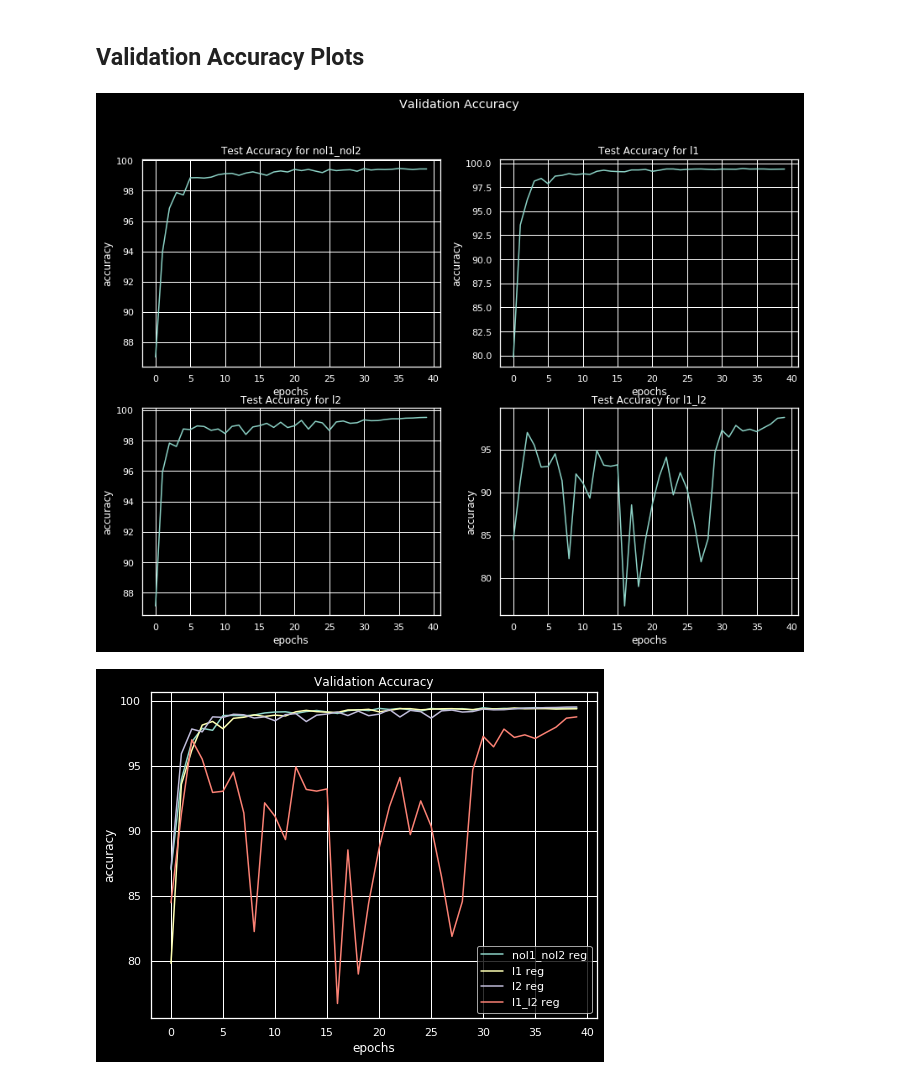
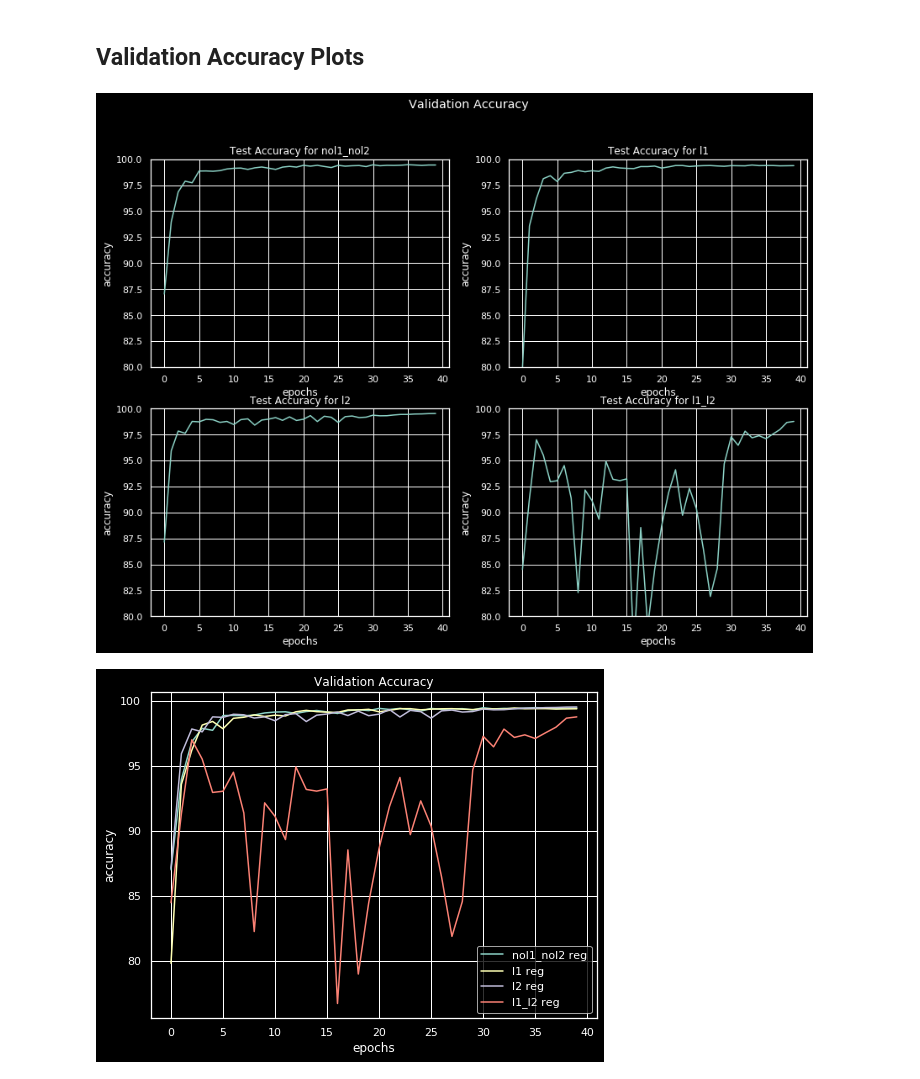
Before and after one commit to satyajitghana/TSAI-DeepVision-EVA4.0, a Jupyter notebook: 06_NormalizationRegularization/06_NormalizationRegularization_Modularized_FINAL.ipynb, the cells around one changed output. Drawn from its saved outputs; the diff is of its cells as text; code cells hidden in the pictures.

```diff
--- a/06_NormalizationRegularization/06_NormalizationRegularization_Modularized_FINAL.ipynb
+++ b/06_NormalizationRegularization/06_NormalizationRegularization_Modularized_FINAL.ipynb
@@ -725,17 +725,18 @@ Total Misclassifications : 124
 # %%
 fig = plt.figure(figsize=(14, 10))
 fig.suptitle('Validation Accuracy')
 for idx, exp_name in enumerate(metric_values.keys()):
     train_metric, test_metric = metric_values[exp_name]
     test_acc, test_loss = test_metric
     axs = fig.add_subplot(2, 2, idx+1)
     axs.plot(test_acc)
+    axs.set_ylim(80, 100)
     axs.set_title("Test Accuracy for {}".format(exp_name))
     axs.set_xlabel('epochs')
     axs.set_ylabel('accuracy')
 plt.show()
 # %% [output]
-[figure, old version]
+[figure, new version]
 # %%
 plt.figure(figsize=(8, 6))
 plt.title('Validation Accuracy')
```
Also changed, not shown: parts of 1 cell of this notebook.
